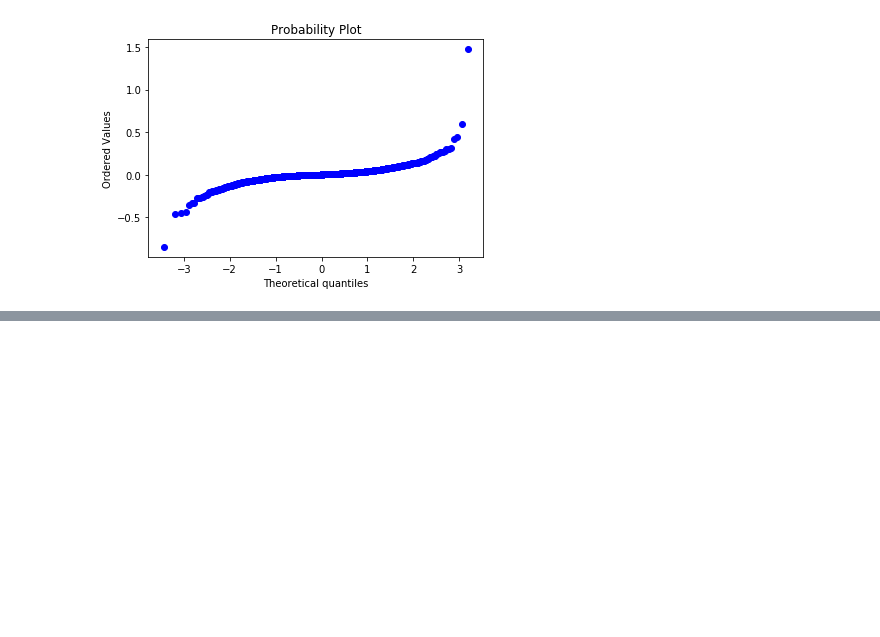
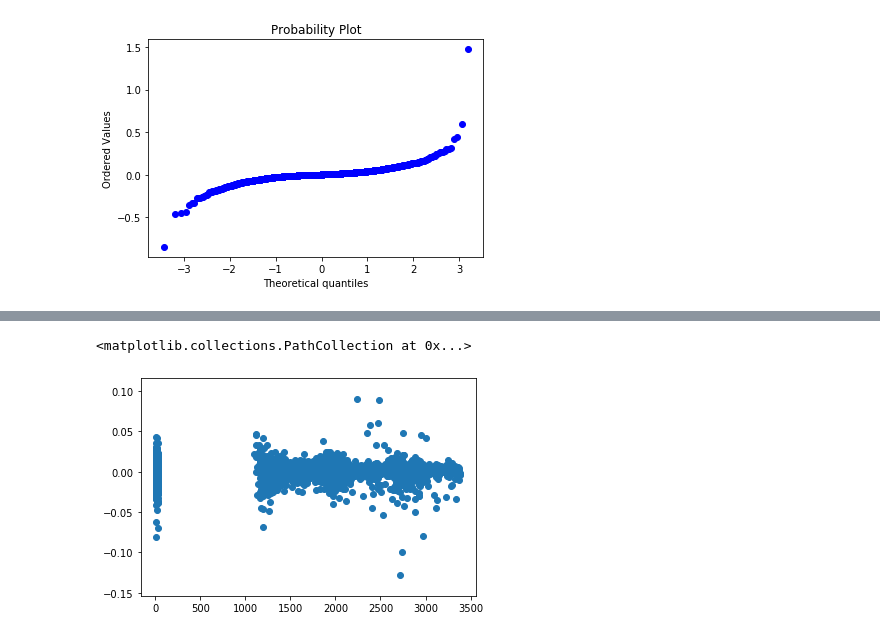
Before and after one commit to AnnaMariaAngelova/QRM2020, a Jupyter notebook: QRM_v02.ipynb, the cells around one changed output, grey strips where cells are left out. Drawn from its saved outputs; the diff is of its cells as text; code cells hidden in the pictures; blank space fills up the shorter version.

```diff
--- a/QRM_v02.ipynb
+++ b/QRM_v02.ipynb
@@ -61,0 +205,7 @@ To-do (preprocessing):
+# %%
+result_no_outlier = result.drop(result.index[0])
+# %%
+plt.scatter(result_no_outlier['adj_close_lag'],result_no_outlier['result_return'])
+# %% [output]
+<matplotlib.collections.PathCollection at 0x...>
+[figure, added]
```
Also changed, not shown: parts of 22 cells of this notebook.
